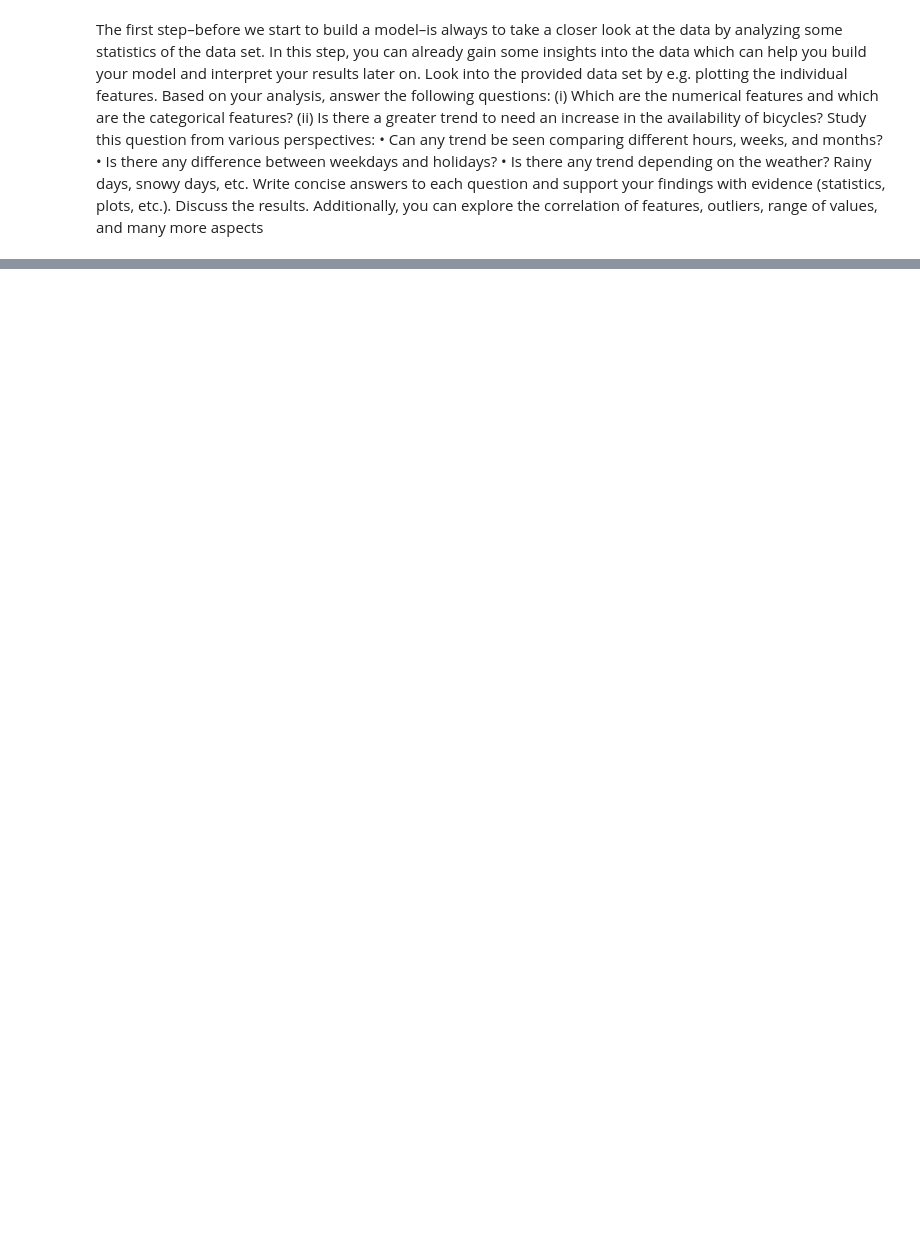
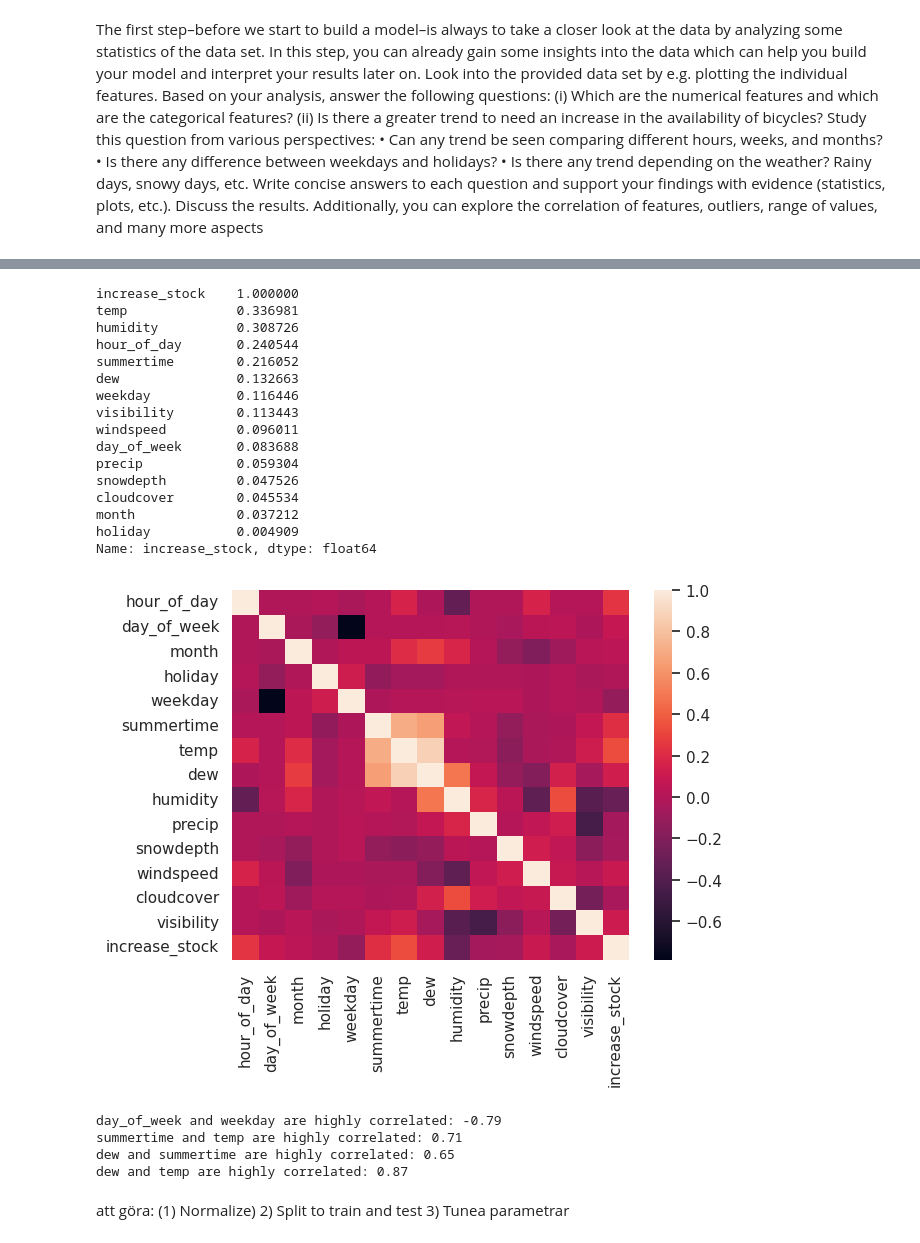
Before and after one commit to JonnaBauer/Smasken, a Jupyter notebook: data_analysis.ipynb, the cells around one changed output, grey strips where cells are left out. Drawn from its saved outputs; the diff is of its cells as text; code cells hidden in the pictures; blank space fills up the shorter version.

```diff
--- a/data_analysis.ipynb
+++ b/data_analysis.ipynb
@@ -41,0 +136,47 @@ Index(['hour_of_day', 'day_of_week', 'month', 'holiday', 'weekday',
+# %%
+sns.heatmap(df.corr(), annot=False)
+df['weekday'].corr(df['holiday'])
+
+corr = df.corr(numeric_only=True)['increase_stock']
+sorted_corr = corr.abs().sort_values(ascending=False)
+print(sorted_corr)
+# %% [output]
+increase_stock    1.000000
+temp              0.336981
+humidity          0.308726
+hour_of_day       0.240544
+summertime        0.216052
+dew               0.132663
+weekday           0.116446
+visibility        0.113443
+windspeed         0.096011
+day_of_week       0.083688
+precip            0.059304
+snowdepth         0.047526
+cloudcover        0.045534
+month             0.037212
+holiday           0.004909
+Name: increase_stock, dtype: float64
+[figure, added]
+# %%
+corr = df.corr()
+threshold = 0.5
+high_corr_pairs = [
+    (i, j, corr.loc[i, j])
+    for i in corr.columns
+    for j in corr.columns
+    if i < j and abs(corr.loc[i, j]) > threshold
+]
+
+for f1, f2, c in high_corr_pairs:
+    print(f"{f1} and {f2} are highly correlated: {c:.2f}")
+# %% [output]
+day_of_week and weekday are highly correlated: -0.79
+summertime and temp are highly correlated: 0.71
+dew and summertime are highly correlated: 0.65
+dew and temp are highly correlated: 0.87
+# %% [markdown]
+att göra:
+(1) Normalize)
+2) Split to train and test
+3) Tunea parametrar
```
Also changed, not shown: parts of 8 cells of this notebook.
